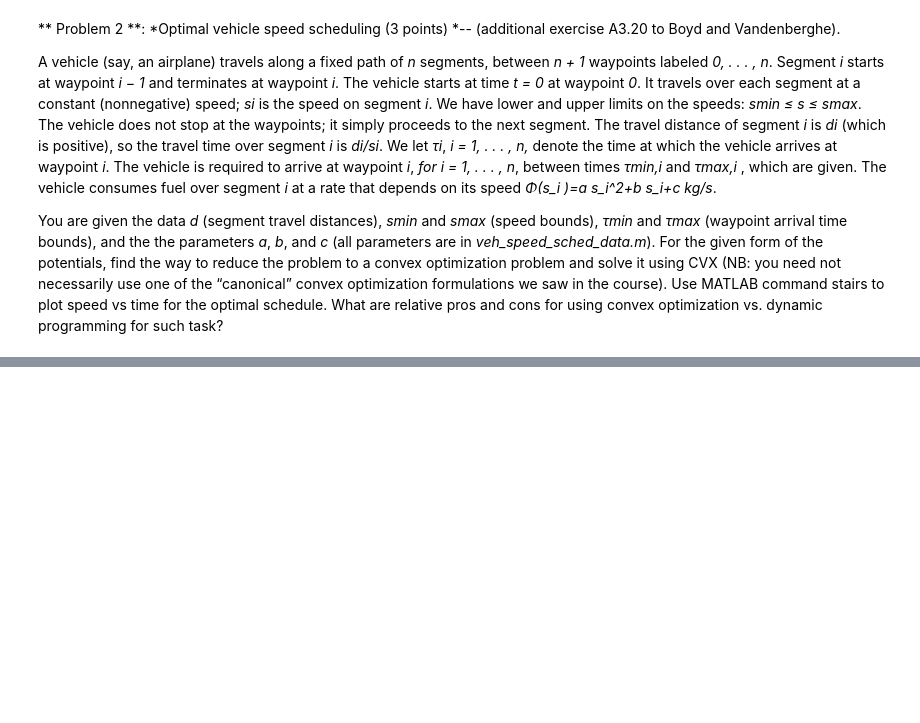
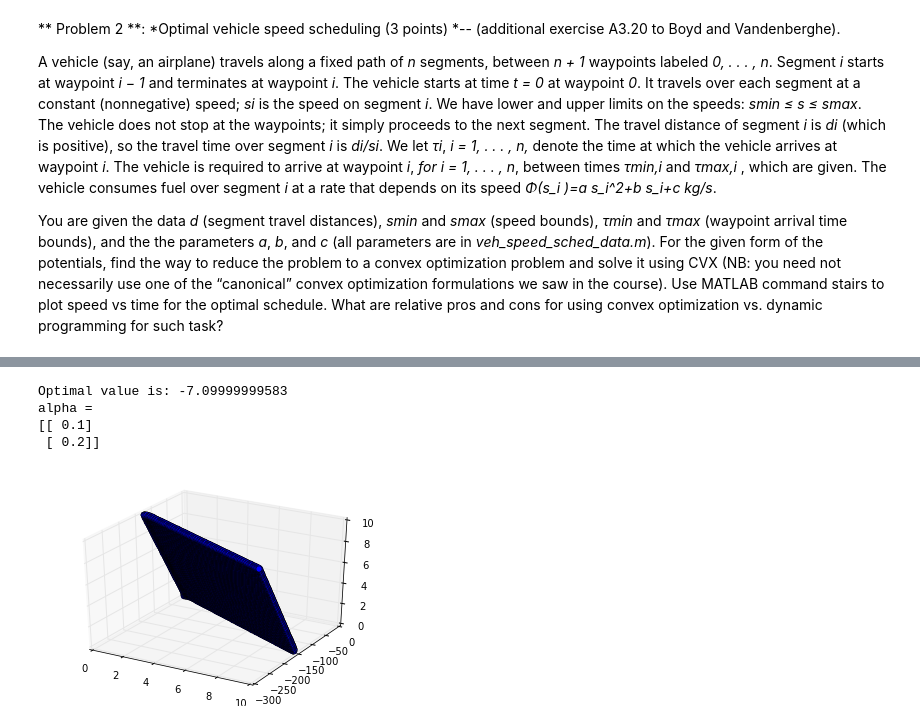
Before and after one commit to Aelphy/skoltech, a Jupyter notebook: term2/optimization_methods/Assignment5/Task_5.ipynb, the cells around one changed output, grey strips where cells are left out. Saved outputs shown, nothing was run; the diff lists cells and outputs as text; code cells hidden in the pictures; blank space fills up the shorter version.

```diff
--- a/term2/optimization_methods/Assignment5/Task_5.ipynb
+++ b/term2/optimization_methods/Assignment5/Task_5.ipynb
@@ -41,0 +290,72 @@ tau_max = mat_contents['tau_max']
+# %%
+import numpy as np
+import cvxpy
+
+C = np.array([-1, -2, -4, -3])
+A = np.array([[10, 0, 10, 10], [10, 10, 0, 10]])
+b = np.array([15, 13])
+
+n = C.shape[0]
+m = b.shape[0]
+
+alpha = cvxpy.Variable(m)
+
+f = 0
+
+for i in range(n):
+    f = f - cvxpy.neg(C[i] + alpha.T * A[:, i])
+
+f = f - alpha.T * b
+objective = cvxpy.Maximize(f)
+
+constraints = [alpha >= 0]
+
+problem = cvxpy.Problem(objective, constraints)
+problem.solve()
+
+print('Optimal value is: {0}'.format(problem.value))
+print('alpha = \n{0}'.format(alpha.value))
+# %% [output]
+Optimal value is: -7.09999999583
+alpha =
+[[ 0.1]
+ [ 0.2]]
+# %%
+def evaluate_f(alpha):
+    f = 0
+
+    for i in range(n):
+        f += np.min([C[i] + alpha.T.dot(A[:, i]), 0])
+
+    f -= alpha.T.dot(b)
+
+    return f
+# %%
+import matplotlib.pyplot as plt
+from mpl_toolkits.mplot3d import Axes3D
+import numpy as np
+
+%matplotlib inline
+
+fig = plt.figure()
+ax = fig.add_subplot(111, projection='3d')
+
+alpha1, alpha2 = np.meshgrid(np.arange(0, 10, 0.05), np.arange(0, 10, 0.05))
+
+X = []
+Y = []
+Z = []
+
+for i in range(alpha1.shape[0]):
+    for j in range(alpha1.shape[1]):
+        alpha = np.array([alpha1[i, j], alpha2[i, j]])
+        f = evaluate_f(alpha)
+        X.append(alpha1[i, j])
+        Z.append(alpha2[i, j])
+        Y.append(f)
+
+ax.plot(X,Y,Z, ls="None", marker="o")
+
+plt.show()
+# %% [output]
+[figure, added]
```
Also changed, not shown: parts of 16 cells of this notebook, 11 other files.
